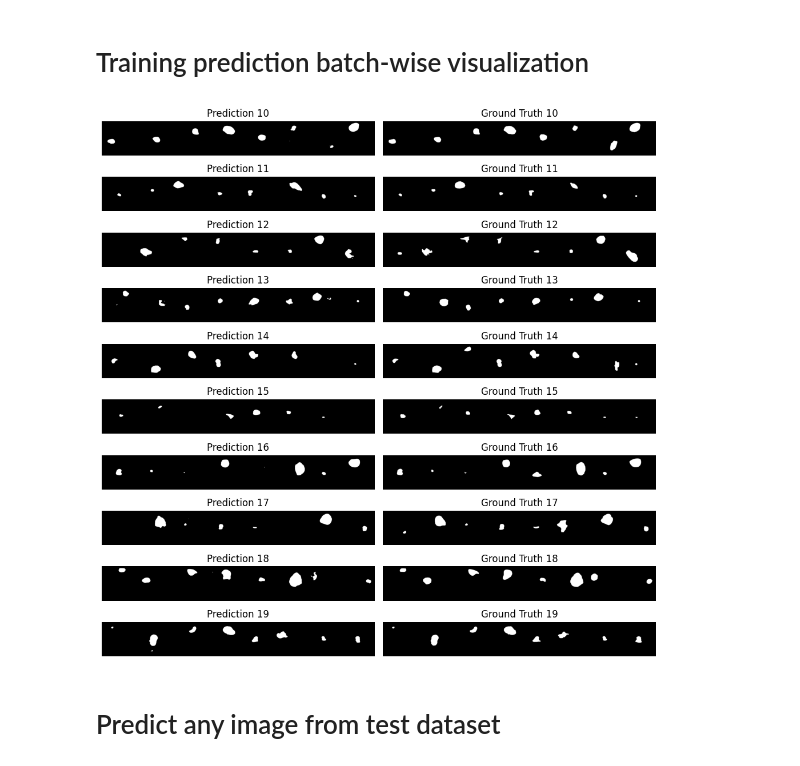
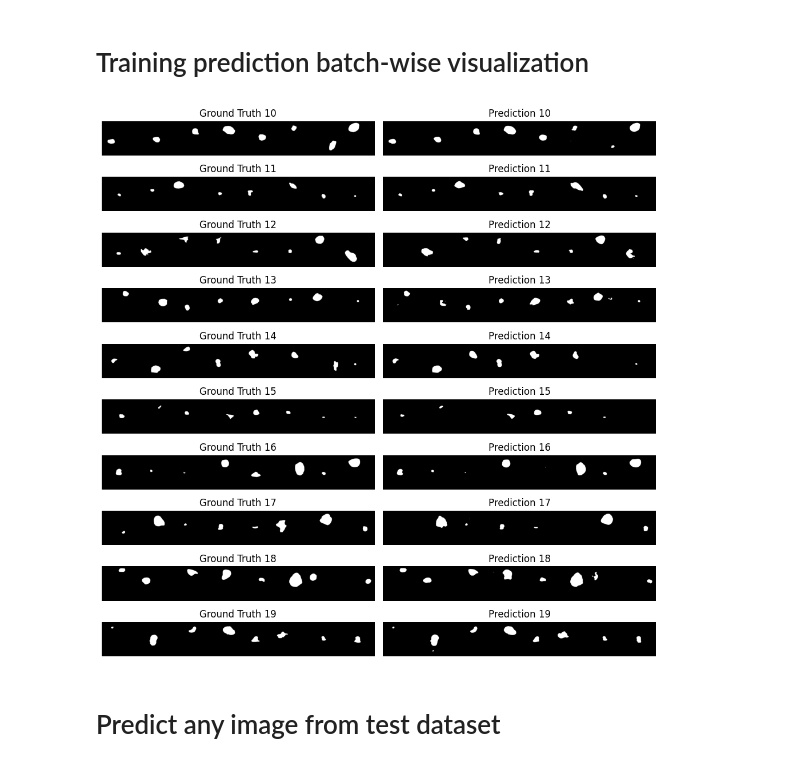
Before and after one commit to DebesheeSen/Brain-Tumor-Segmentation, a Jupyter notebook: brain_tumor_image_segmentation_unet.ipynb, the cells around one changed output. Drawn from its saved outputs; the diff is of its cells as text; code cells hidden in the pictures.

Commit message:
Kaggle Notebook | brain_tumor_image_segmentation_unet_model | Version 1

```diff
--- a/brain_tumor_image_segmentation_unet.ipynb
+++ b/brain_tumor_image_segmentation_unet.ipynb
@@ -741,36 +741,36 @@ plt.show()
 # %%
 saved_images_path = "saved_images/"
 
 saved_images = sorted(os.listdir(saved_images_path))
 
 fig, axes = plt.subplots(10, 2, figsize=(10, 10))
 
 for i in range(10):
     pred_path = os.path.join(saved_images_path, f"pred_{i+10}.png")
     pred_mask_path = os.path.join(saved_images_path, f"gt_{i+10}.png")  # Ground truth mask
 
     pred_img = cv2.imread(pred_path, cv2.IMREAD_GRAYSCALE)
     mask_img = cv2.imread(pred_mask_path, cv2.IMREAD_GRAYSCALE)
 
     if pred_img is None:
         print(f"Warning: {pred_path} not found!")
         continue
     if mask_img is None:
         print(f"Warning: {pred_mask_path} not found!")
         continue
 
-    axes[i, 0].imshow(pred_img, cmap="gray")
-    axes[i, 0].set_title(f"Prediction {i+10}")
+    axes[i, 0].imshow(mask_img, cmap="gray")
+    axes[i, 0].set_title(f"Ground Truth {i+10}")
     axes[i, 0].axis("off")
 
-    axes[i, 1].imshow(mask_img, cmap="gray")
-    axes[i, 1].set_title(f"Ground Truth {i+10}")
+    axes[i, 1].imshow(pred_img, cmap="gray")
+    axes[i, 1].set_title(f"Prediction {i+10}")
     axes[i, 1].axis("off")
 
 plt.tight_layout()
 plt.show()
 # %% [output]
-[figure, old version]
+[figure, new version]
 # %% [markdown]
 # Predict any image from test dataset
 # %%
```
